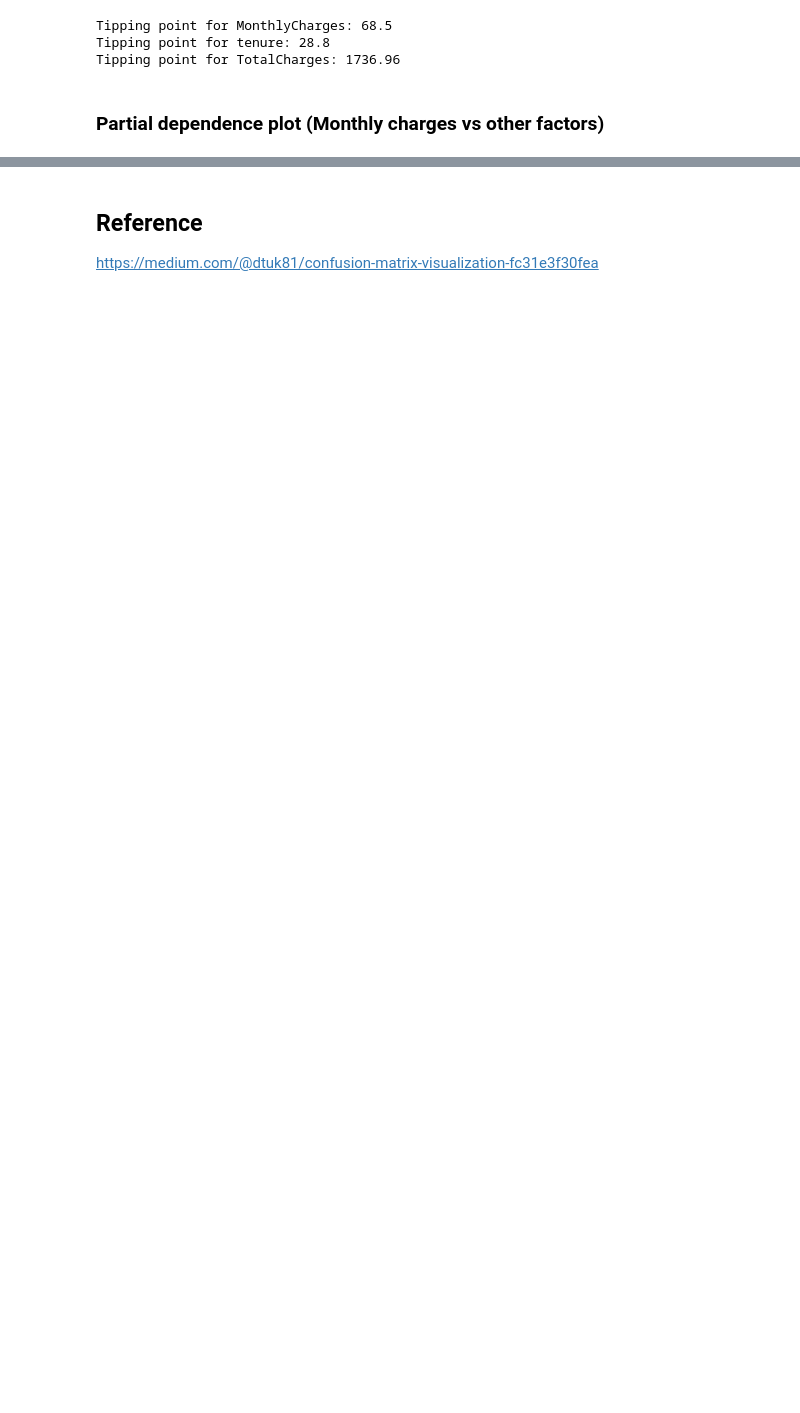
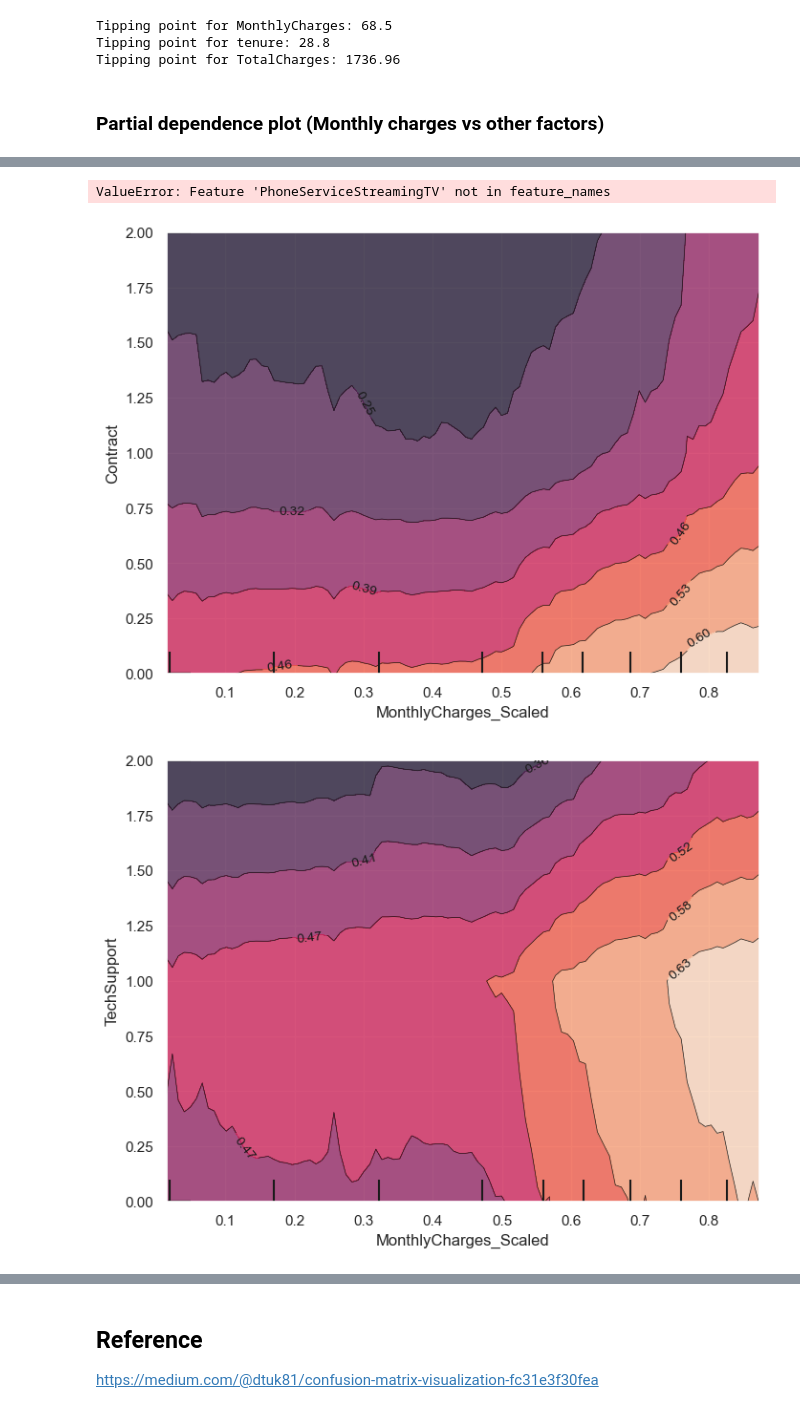
Before and after one commit to Lavinialau/Telecom-churn, a Jupyter notebook: 01_code/0_summary.ipynb, the cells around one changed output, grey strips where cells are left out. Drawn from its saved outputs; the diff is of its cells as text; code cells hidden in the pictures; blank space fills up the shorter version.

```diff
--- a/01_code/0_summary.ipynb
+++ b/01_code/0_summary.ipynb
@@ -769,6 +769,6 @@ Tipping point for TotalCharges: 1736.96
 # %% [markdown]
 ### Partial dependence plot (Monthly charges vs other factors)
 # %%
-fig, ax = plt.subplots(figsize=(8, 6))
-feature_names = [('MonthlyCharges_Scaled', 'Contract')]
-PartialDependenceDisplay.from_estimator(rf_model, X_test_rf, feature_names, ax=ax)
+def pdp_2D(feature_name):
+    fig, ax = plt.subplots(figsize=(8, 6))
+    PartialDependenceDisplay.from_estimator(rf_model, X_test_rf, [('MonthlyCharges_Scaled', feature_name)], ax=ax)
@@ -784,0 +779,23 @@ PartialDependenceDisplay.from_estimator(rf_model, X_test_rf, feature_names, ax=a
+# %%
+feature_names = [
+    'Contract',
+    'TechSupport',
+    'OnlineSecurity',
+    'OnlineBackup',
+    'PaymentMethod',
+    'DeviceProtection',
+    'Dependents',
+    'Partner',
+    'InternetService',
+    'gender',
+    'PaperlessBilling',
+    'PhoneService',
+    'StreamingTV'
+]
+
+for i in feature_names:
+    pdp_2D(i)
+# %% [output]
+ValueError: Feature 'PhoneServiceStreamingTV' not in feature_names
+[figure, added]
+[figure, added]
```
Also changed, not shown: parts of 5 cells of this notebook.
